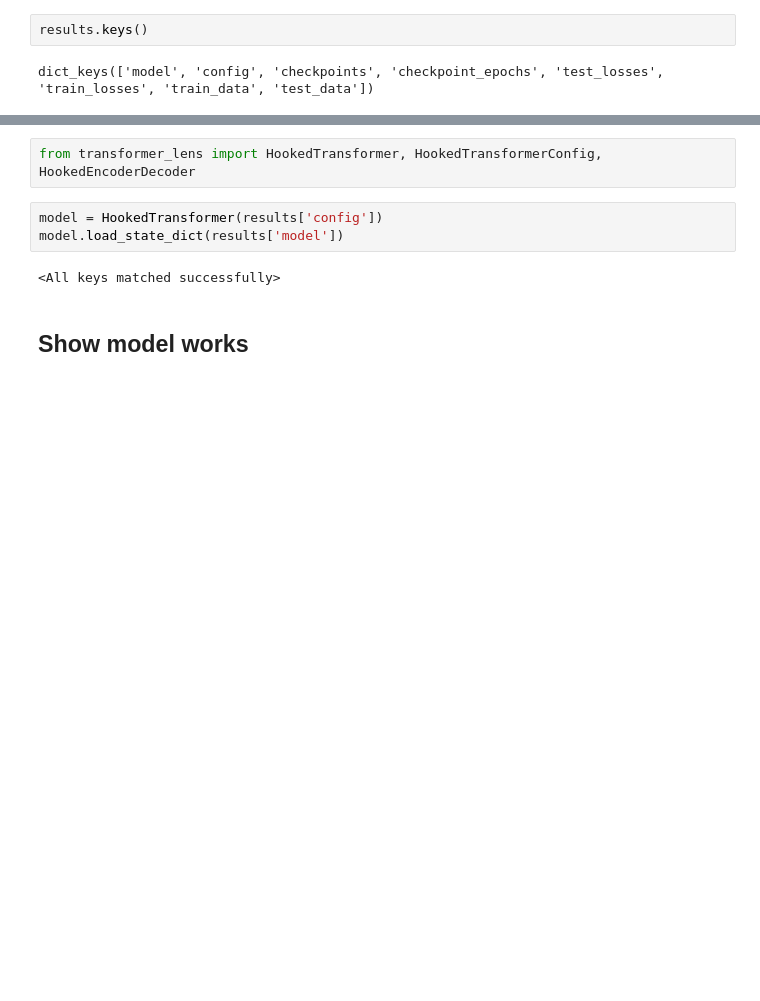
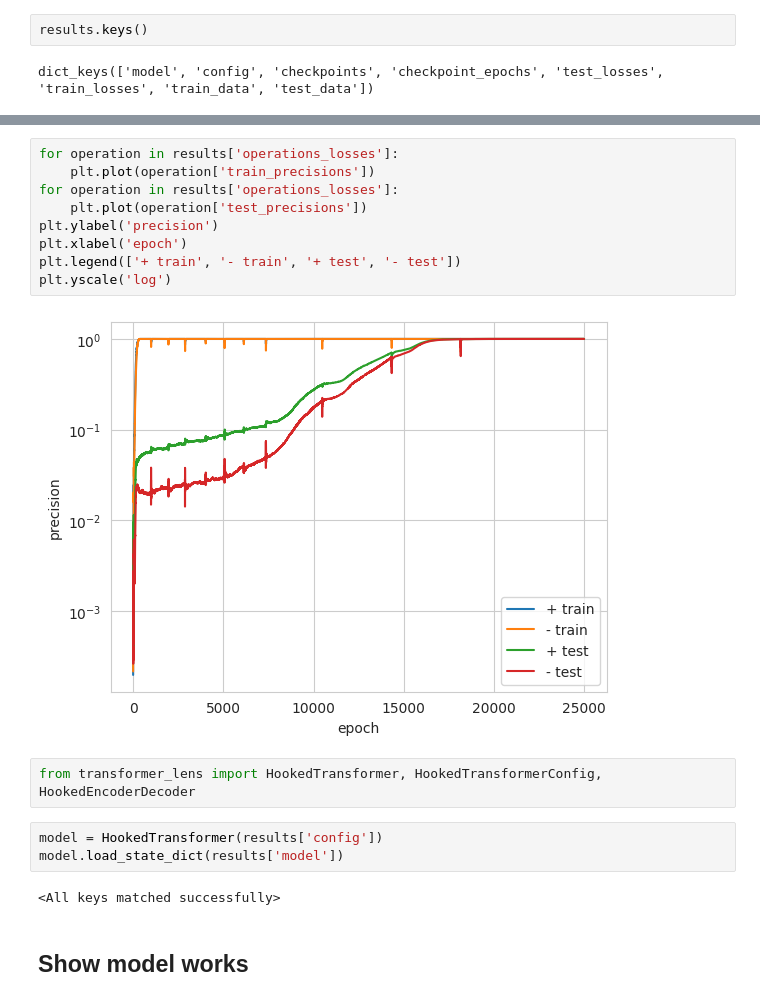
Before and after one commit to jtf9808/shared-circuit-formation, a Jupyter notebook: grokking/investigate_results.ipynb, the cells around one changed output, grey strips where cells are left out. Cells and saved outputs as stored; diff of their text form; blank space fills up the shorter version.

```diff
--- a/grokking/investigate_results.ipynb
+++ b/grokking/investigate_results.ipynb
@@ -50,3 +56,14 @@ plt.yscale('log')
+# %%
+for operation in results['operations_losses']:
+    plt.plot(operation['train_precisions'])
+for operation in results['operations_losses']:
+    plt.plot(operation['test_precisions'])
+plt.ylabel('precision')
+plt.xlabel('epoch')
+plt.legend(['+ train', '- train', '+ test', '- test'])
+plt.yscale('log')
+# %% [output]
+[figure, added]
 # %%
 from transformer_lens import HookedTransformer, HookedTransformerConfig, HookedEncoderDecoder
 # %%
```
Also changed, not shown: parts of 16 cells of this notebook, 3 other files.
